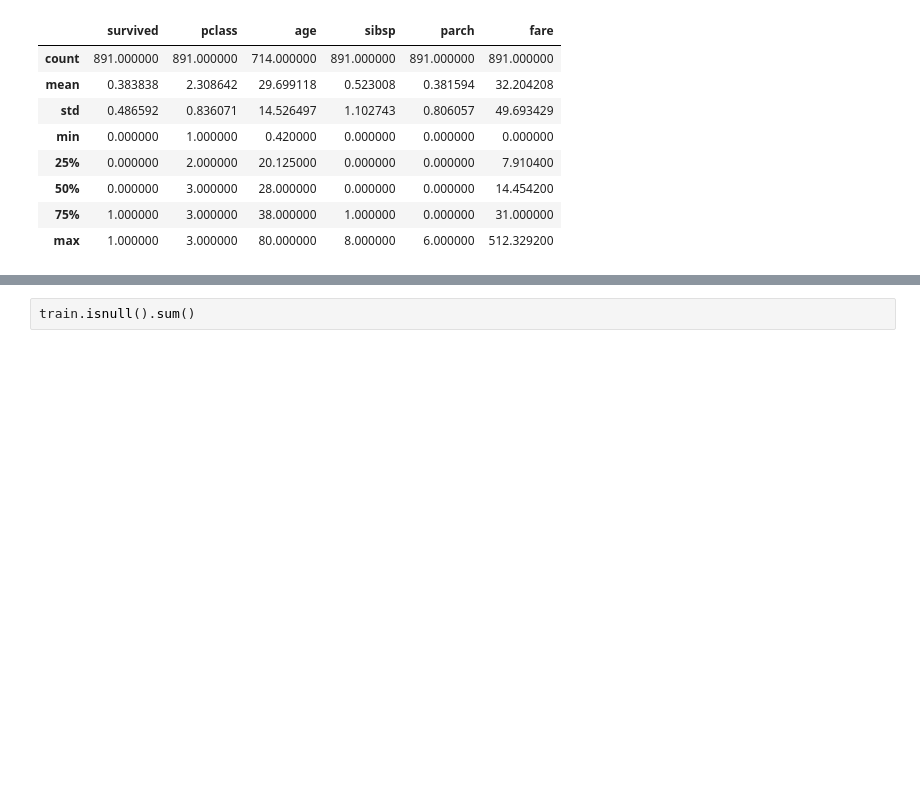
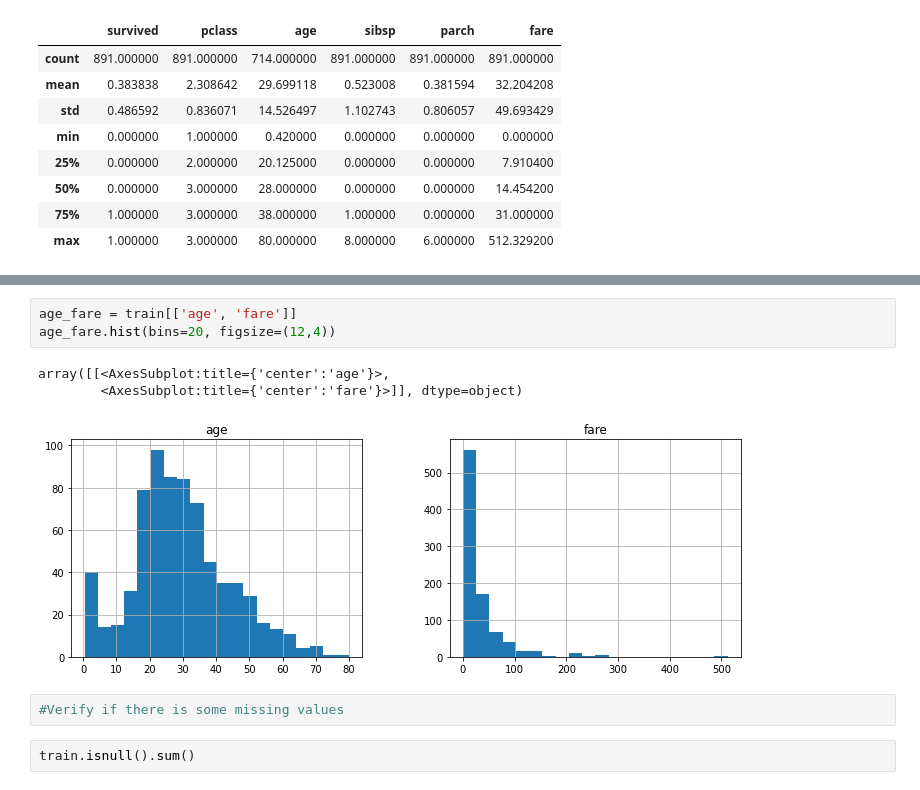
Before and after one commit to marleneffsilva/DSBA-Exercices, a Jupyter notebook: Python Exercices/Titanic EDA (2).ipynb, the cells around one changed output, grey strips where cells are left out. Cells and saved outputs as stored; diff of their text form; blank space fills up the shorter version.

```diff
--- a/Python Exercices/Titanic EDA (2).ipynb
+++ b/Python Exercices/Titanic EDA (2).ipynb
@@ -58,3 +89,12 @@ train.describe()
+# %%
+age_fare = train[['age', 'fare']]
+age_fare.hist(bins=20, figsize=(12,4))
+# %% [output]
+array([[<AxesSubplot:title={'center':'age'}>,
+        <AxesSubplot:title={'center':'fare'}>]], dtype=object)
+[figure, added]
+# %%
+#Verify if there is some missing values
 # %%
 train.isnull().sum()
 # %% [output]
```
Also changed, not shown: parts of 37 cells of this notebook.
